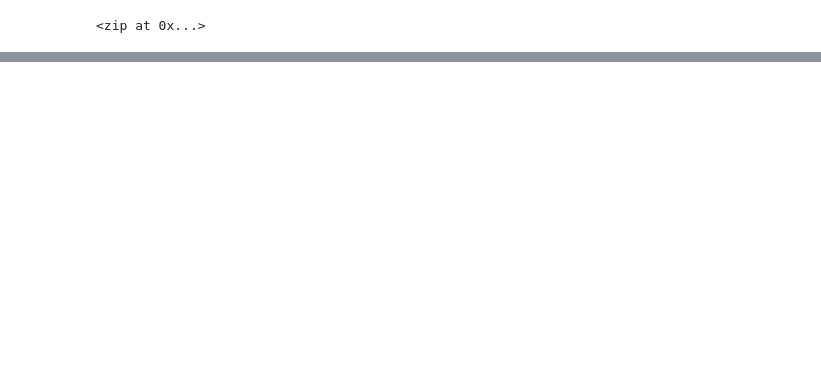
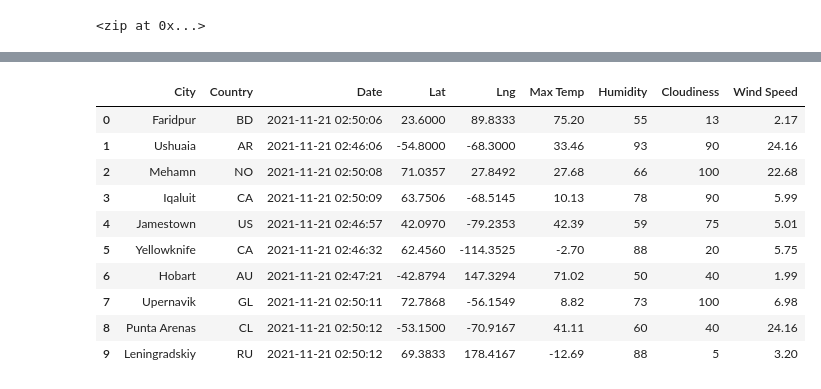
Before and after one commit to ktella22/World_Weather_Analysis, a Jupyter notebook: WeatherPy.ipynb, the cells around one changed output, grey strips where cells are left out. Saved outputs shown, nothing was run; the diff lists cells and outputs as text; code cells hidden in the pictures; blank space fills up the shorter version.

```diff
--- a/WeatherPy.ipynb
+++ b/WeatherPy.ipynb
@@ -33,0 +161,17 @@ len(cities)
+# %%
+# Reorder the column
+new_column = ["City", "Country", "Date", "Lat", "Lng", "Max Temp", "Humidity", "Cloudiness", "Wind Speed"]
+city_data_df = city_data_df[new_column]
+city_data_df.head(10)
+# %% [output]
+|  | City | Country | Date | Lat | Lng | Max Temp | Humidity | Cloudiness | Wind Speed |
+| 0 | Faridpur | BD | 2021-11-21 02:50:06 | 23.6000 | 89.8333 | 75.20 | 55 | 13 | 2.17 |
+| 1 | Ushuaia | AR | 2021-11-21 02:46:06 | -54.8000 | -68.3000 | 33.46 | 93 | 90 | 24.16 |
+| 2 | Mehamn | NO | 2021-11-21 02:50:08 | 71.0357 | 27.8492 | 27.68 | 66 | 100 | 22.68 |
+| 3 | Iqaluit | CA | 2021-11-21 02:50:09 | 63.7506 | -68.5145 | 10.13 | 78 | 90 | 5.99 |
+| 4 | Jamestown | US | 2021-11-21 02:46:57 | 42.0970 | -79.2353 | 42.39 | 59 | 75 | 5.01 |
+| 5 | Yellowknife | CA | 2021-11-21 02:46:32 | 62.4560 | -114.3525 | -2.70 | 88 | 20 | 5.75 |
+| 6 | Hobart | AU | 2021-11-21 02:47:21 | -42.8794 | 147.3294 | 71.02 | 50 | 40 | 1.99 |
+| 7 | Upernavik | GL | 2021-11-21 02:50:11 | 72.7868 | -56.1549 | 8.82 | 73 | 100 | 6.98 |
+| 8 | Punta Arenas | CL | 2021-11-21 02:50:12 | -53.1500 | -70.9167 | 41.11 | 60 | 40 | 24.16 |
+| 9 | Leningradskiy | RU | 2021-11-21 02:50:12 | 69.3833 | 178.4167 | -12.69 | 88 | 5 | 3.20 |
```
Also changed, not shown: parts of 8 cells of this notebook, 3 other files.
